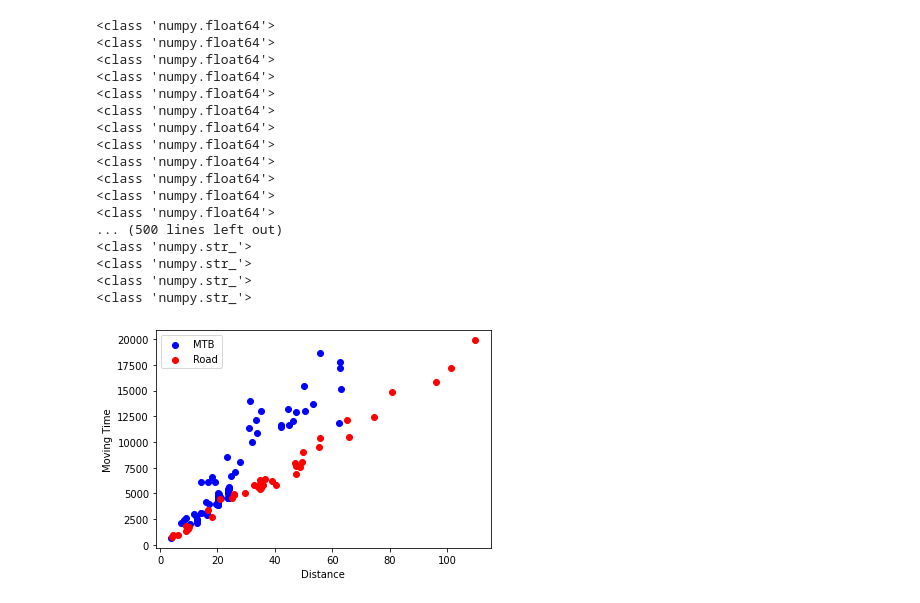
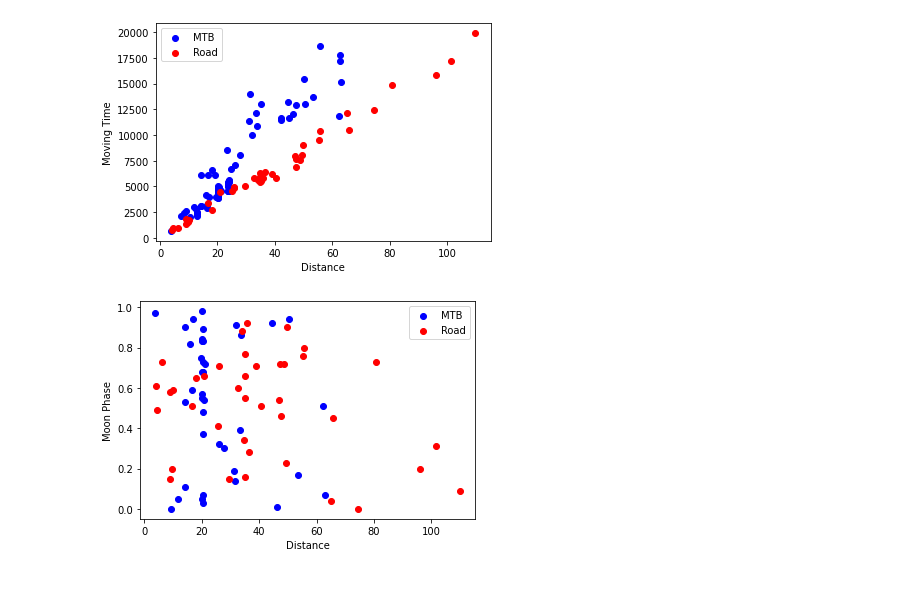
Before and after one commit to alexelwood14/strava-ml, a Jupyter notebook: src/DataViewer.ipynb, the cells around one changed output. Drawn from its saved outputs; the diff is of its cells as text; code cells hidden in the pictures.

```diff
--- a/src/DataViewer.ipynb
+++ b/src/DataViewer.ipynb
@@ -53,29 +36,33 @@ X_mtb = data1['Roscoe 8'][x_data]
 Y_mtb = data1['Roscoe 8'][y_data]
 X_road = data1['Carrera Zelos'][x_data]
 Y_road = data1['Carrera Zelos'][y_data]
-fig1, ax1 = plt.subplots()
-ax1.scatter(X_mtb, Y_mtb, c='blue', label='MTB')
-ax1.scatter(X_road, Y_road, c='red', label='Road')
-ax1.set_xlabel(x_data)
-ax1.set_ylabel(y_data)
-ax1.legend()
+fig1, ax = plt.subplots()
+ax.scatter(X_mtb, Y_mtb, c='blue', label='MTB')
+ax.scatter(X_road, Y_road, c='red', label='Road')
+ax.set_xlabel(x_data)
+ax.set_ylabel(y_data)
+ax.legend()
 plt.show()
 # %% [output]
-<class 'numpy.float64'>
-<class 'numpy.float64'>
-<class 'numpy.float64'>
-<class 'numpy.float64'>
-<class 'numpy.float64'>
-<class 'numpy.float64'>
-<class 'numpy.float64'>
-<class 'numpy.float64'>
-<class 'numpy.float64'>
-<class 'numpy.float64'>
-<class 'numpy.float64'>
-<class 'numpy.float64'>
-... (500 lines left out)
-<class 'numpy.str_'>
-<class 'numpy.str_'>
-<class 'numpy.str_'>
-<class 'numpy.str_'>
 [figure]
+# %%
+x_data = 'Distance'
+y_data = 'Moon Phase'
+
+data1 = data_set.get_data([x_data, y_data, 'Activity Gear'])
+
+data1 = importer.partition(data1, 'Activity Gear')
+
+X_mtb = data1['Roscoe 8'][x_data]
+Y_mtb = data1['Roscoe 8'][y_data]
+X_road = data1['Carrera Zelos'][x_data]
+Y_road = data1['Carrera Zelos'][y_data]
+fig2, ax = plt.subplots()
+ax.scatter(X_mtb, Y_mtb, c='blue', label='MTB')
+ax.scatter(X_road, Y_road, c='red', label='Road')
+ax.set_xlabel(x_data)
+ax.set_ylabel(y_data)
+ax.legend()
+plt.show()
+# %% [output]
+[figure, added]
```
Also changed, not shown: parts of 1 cell of this notebook, 1 other file.
